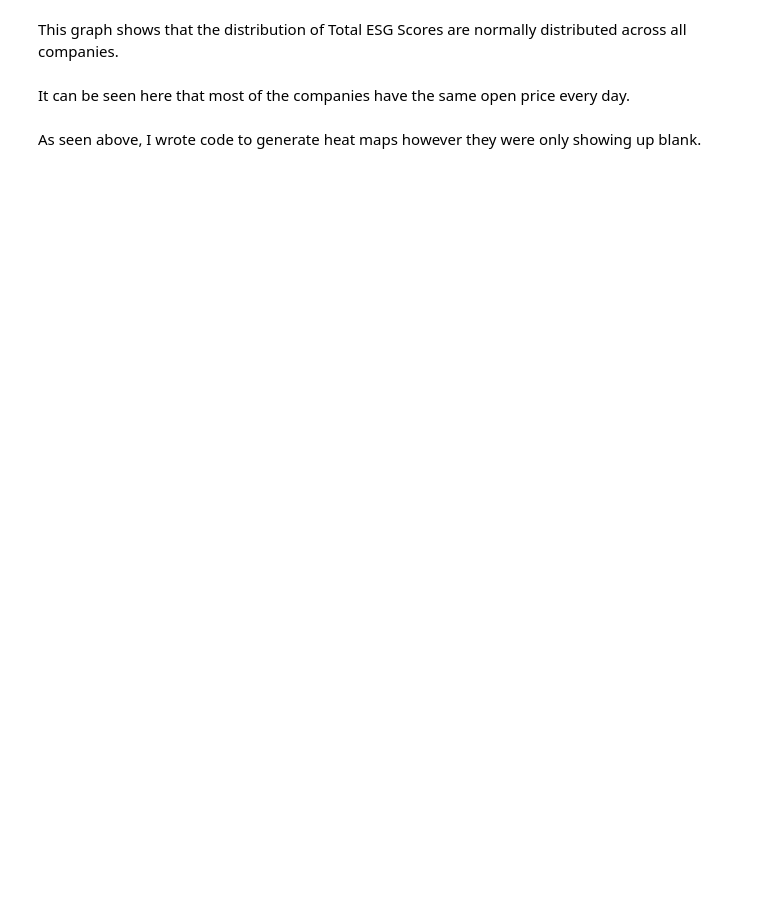
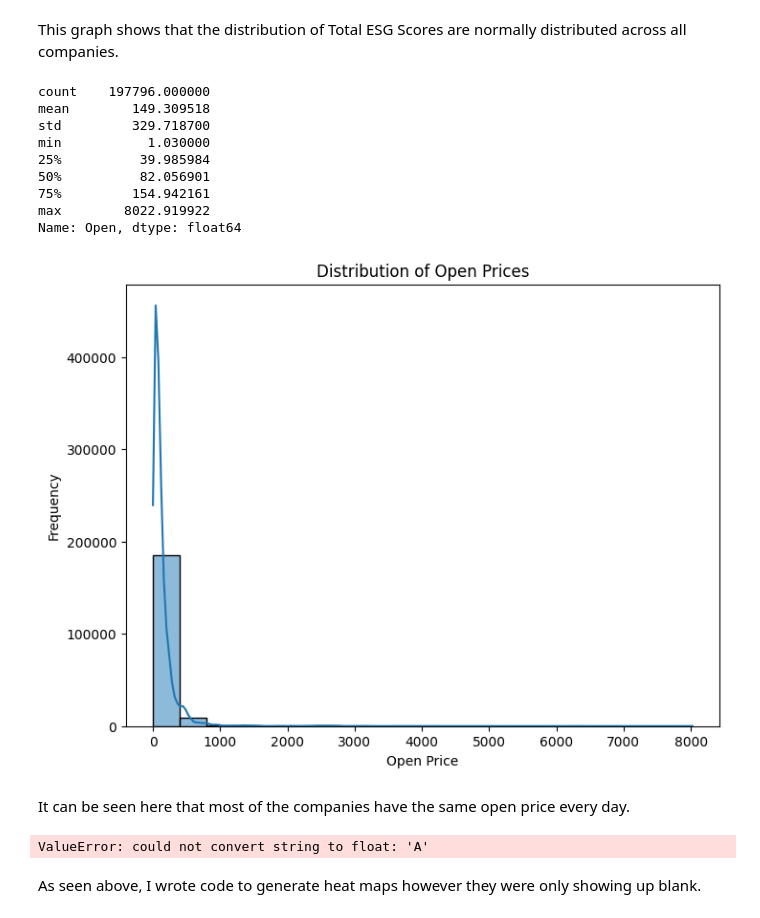
Before and after one commit to hco21/hco21.github.io, a Jupyter notebook: project.ipynb, the cells around one changed output. Drawn from its saved outputs; the diff is of its cells as text; code cells hidden in the pictures; blank space fills up the shorter version.

```diff
--- a/project.ipynb
+++ b/project.ipynb
@@ -61,10 +35,10 @@ import numpy as np
 
 My python code for collecting this data has been turned in through Bright Space. Here I am importing my csv files to run analysis on the data.
 # %%
-esg_cont_data_path = 'C:/Users/holej/Documents/hco21.github.io/data/esg_ratings_and_cont_level.csv'
-balance_sheet_data_path = 'C:/Users/holej/Documents/hco21.github.io/data/balance_sheet_final.csv'
-historical_data_path = 'C:/Users/holej/Documents/hco21.github.io/data/history_data_final.csv'
-income_statements_data_path = 'C:/Users/holej/Documents/hco21.github.io/data/income_statements_final.csv'
+esg_cont_data_path = 'https://hco21.github.io/data/esg_ratings_and_cont_level.csv'
+balance_sheet_data_path = 'https://hco21.github.io/data/balance_sheet_final.csv'
+historical_data_path = 'https://hco21.github.io/data/history_data_final.csv'
+income_statements_data_path = 'https://hco21.github.io/data/income_statements_final.csv'
 
 esg_cont_data = pd.read_csv(esg_cont_data_path)
 balance_sheet_data = pd.read_csv(balance_sheet_data_path)
@@ -86,22 +62,35 @@ plt.show()
 # %% [markdown]
 This graph shows that the distribution of Total ESG Scores are normally distributed across all companies.
 # %%
-historical_stats = historical_data['open'].describe()
+historical_stats = historical_data['Open'].describe()
 print(historical_stats)
 
 # Create distribution plot for 'open' column in historical data
 plt.figure(figsize=(8, 6))
 sns.histplot(data=historical_data, x='Open', bins=20, kde=True)
 plt.title('Distribution of Open Prices')
 plt.xlabel('Open Price')
 plt.ylabel('Frequency')
 plt.show()
+# %% [output]
+count    197796.000000
+mean        149.309518
+std         329.718700
+min           1.030000
+25%          39.985984
+50%          82.056901
+75%         154.942161
+max        8022.919922
+Name: Open, dtype: float64
+[figure, added]
 # %% [markdown]
 It can be seen here that most of the companies have the same open price every day.
 # %%
-esg_corr = esg_cont_data.corr()
-plt.figure(figsize=(8, 6))
-sns.heatmap(esg_corr, annot=True, cmap='coolwarm', fmt=".2f", linewidths = .5)
-plt.title('Correlation Heatmap for ESG Data')
-plt.show()
+#esg_corr = esg_cont_data.corr()
+#plt.figure(figsize=(8, 6))
+#sns.heatmap(esg_corr, annot=True, cmap='coolwarm', fmt=".2f", linewidths = .5)
+#plt.title('Correlation Heatmap for ESG Data')
+#plt.show()
+# %% [output]
+ValueError: could not convert string to float: 'A'
 # %%
```
Also changed, not shown: parts of 14 cells of this notebook, 37 other files.
